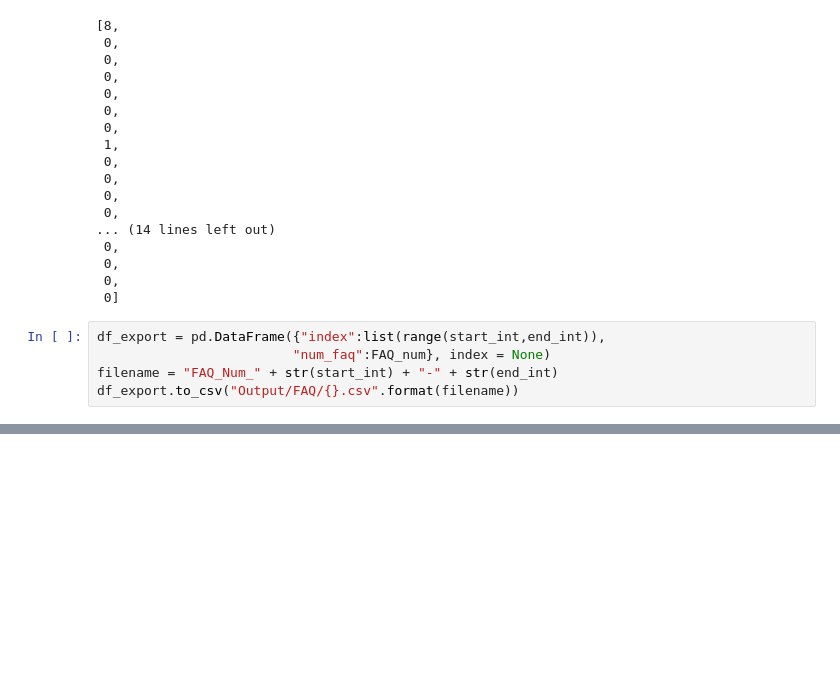
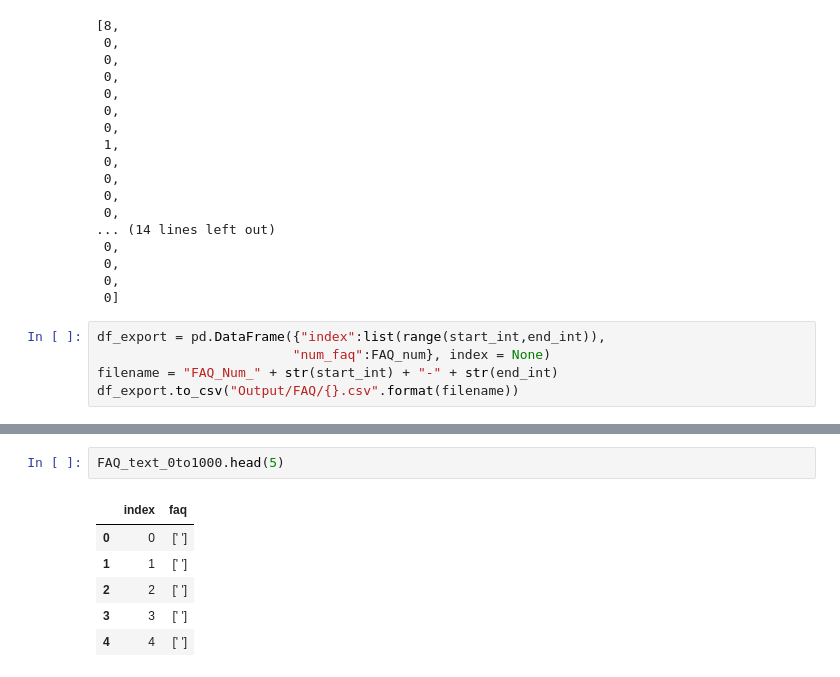
Before and after one commit to chuabern/BT4222_GrpProject, a Jupyter notebook: FAQ_Scrapping.ipynb, the cells around one changed output, grey strips where cells are left out. Cells and saved outputs as stored; diff of their text form; blank space fills up the shorter version.

```diff
--- a/FAQ_Scrapping.ipynb
+++ b/FAQ_Scrapping.ipynb
@@ -253,0 +266,9 @@ df_export.to_csv("Output/FAQ/{}.csv".format(filename))
+# %%
+FAQ_text_0to1000.head(5)
+# %% [output]
+|  | index | faq |
+| 0 | 0 | [' '] |
+| 1 | 1 | [' '] |
+| 2 | 2 | [' '] |
+| 3 | 3 | [' '] |
+| 4 | 4 | [' '] |
```
Also changed, not shown: parts of 9 cells of this notebook, 1 other file.
